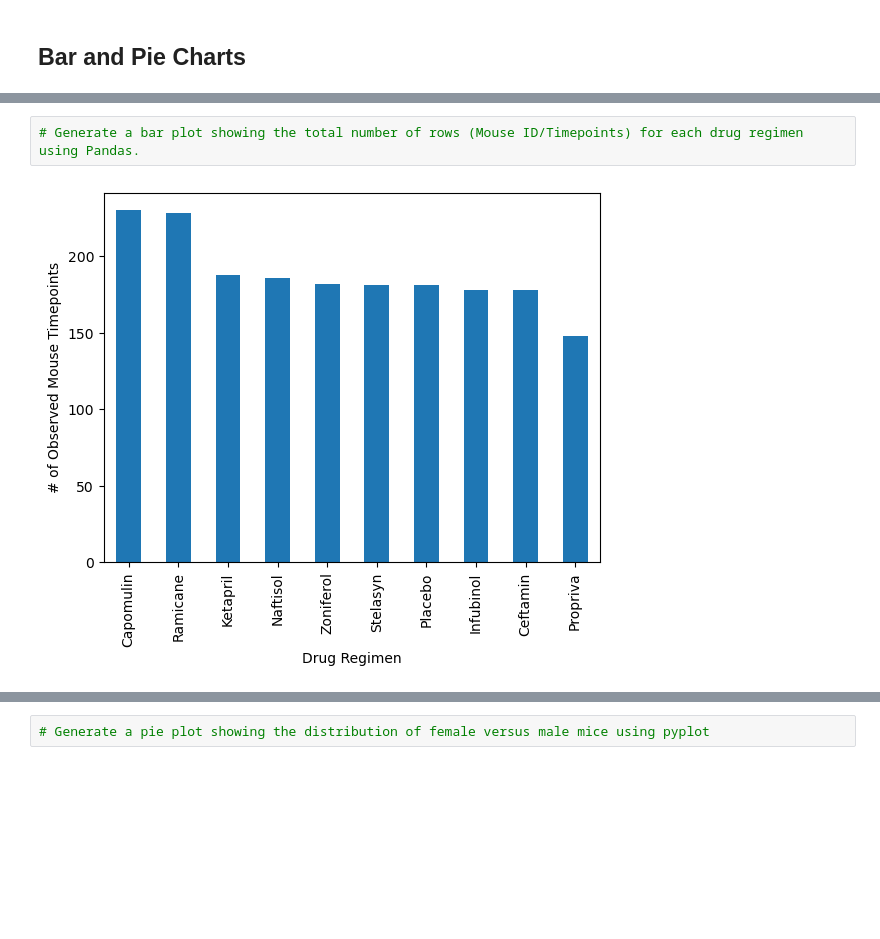
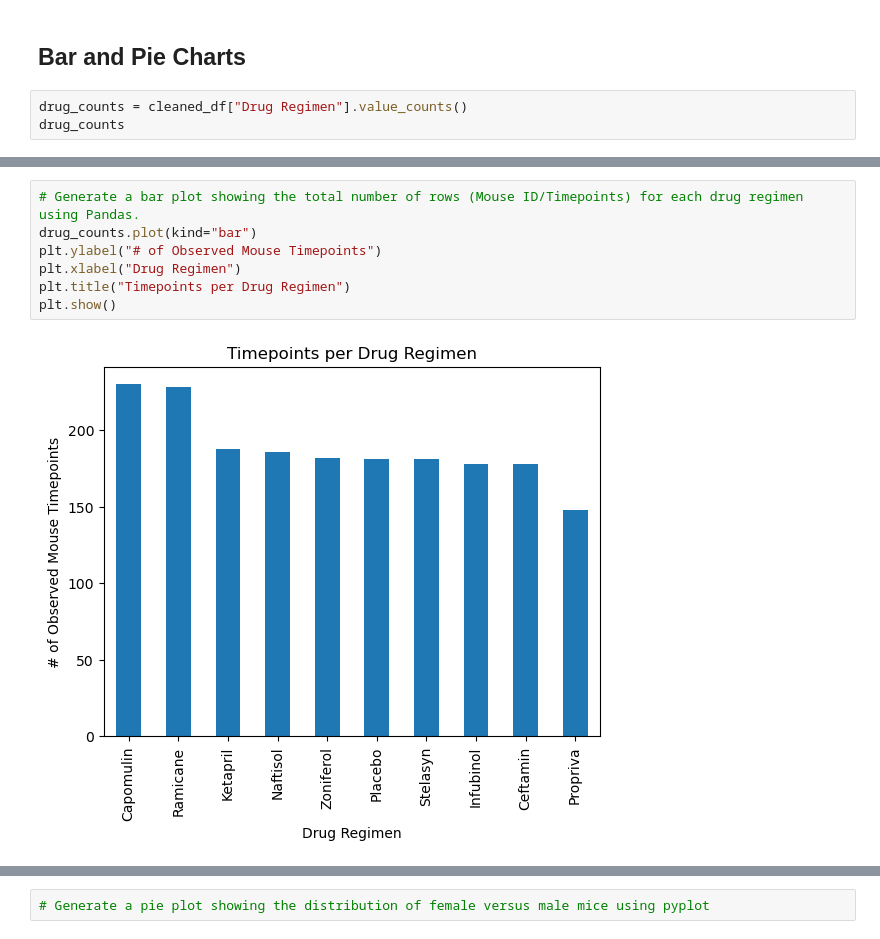
Before and after one commit to TJDavis91/Module-5-Challenge, a Jupyter notebook: pymaceuticals_challenge.ipynb, the cells around one changed output, grey strips where cells are left out. Saved outputs shown, nothing was run; the diff lists cells and outputs as text; blank space fills up the shorter version.

```diff
--- a/pymaceuticals_challenge.ipynb
+++ b/pymaceuticals_challenge.ipynb
@@ -115,3 +115,6 @@ cleaned_df.groupby("Drug Regimen").aggregate({"Tumor Volume (mm3)":["mean", "med
 | Zoniferol | 53.236507 | 51.818479 | 48.533355 | 6.966589 | 0.516398 |
 # %% [markdown]
 ## Bar and Pie Charts
+# %%
+drug_counts = cleaned_df["Drug Regimen"].value_counts()
+drug_counts
@@ -118,6 +133,11 @@ cleaned_df.groupby("Drug Regimen").aggregate({"Tumor Volume (mm3)":["mean", "med
 # %%
 # Generate a bar plot showing the total number of rows (Mouse ID/Timepoints) for each drug regimen using Pandas.
+drug_counts.plot(kind="bar")
+plt.ylabel("# of Observed Mouse Timepoints")
+plt.xlabel("Drug Regimen")
+plt.title("Timepoints per Drug Regimen")
+plt.show()
 # %% [output]
-[figure, old version]
+[figure, new version]
 # %%
 # Generate a bar plot showing the total number of rows (Mouse ID/Timepoints) for each drug regimen using pyplot.
```
Also changed, not shown: parts of 4 cells of this notebook.
